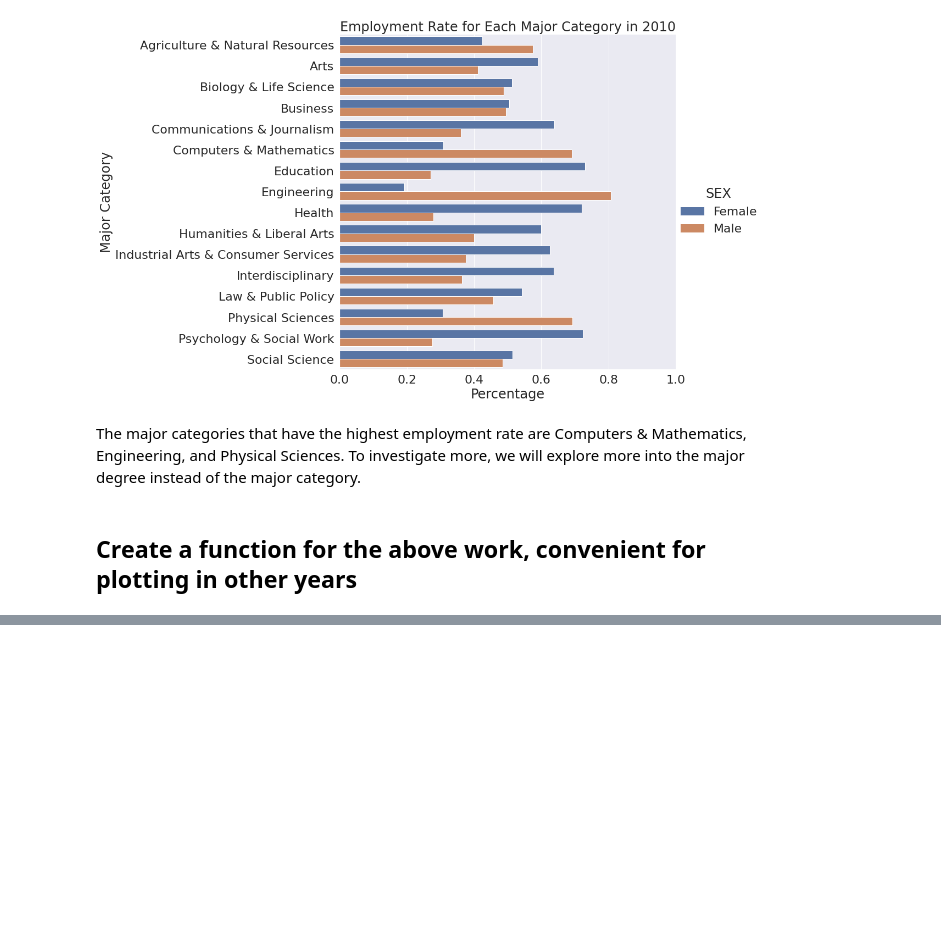
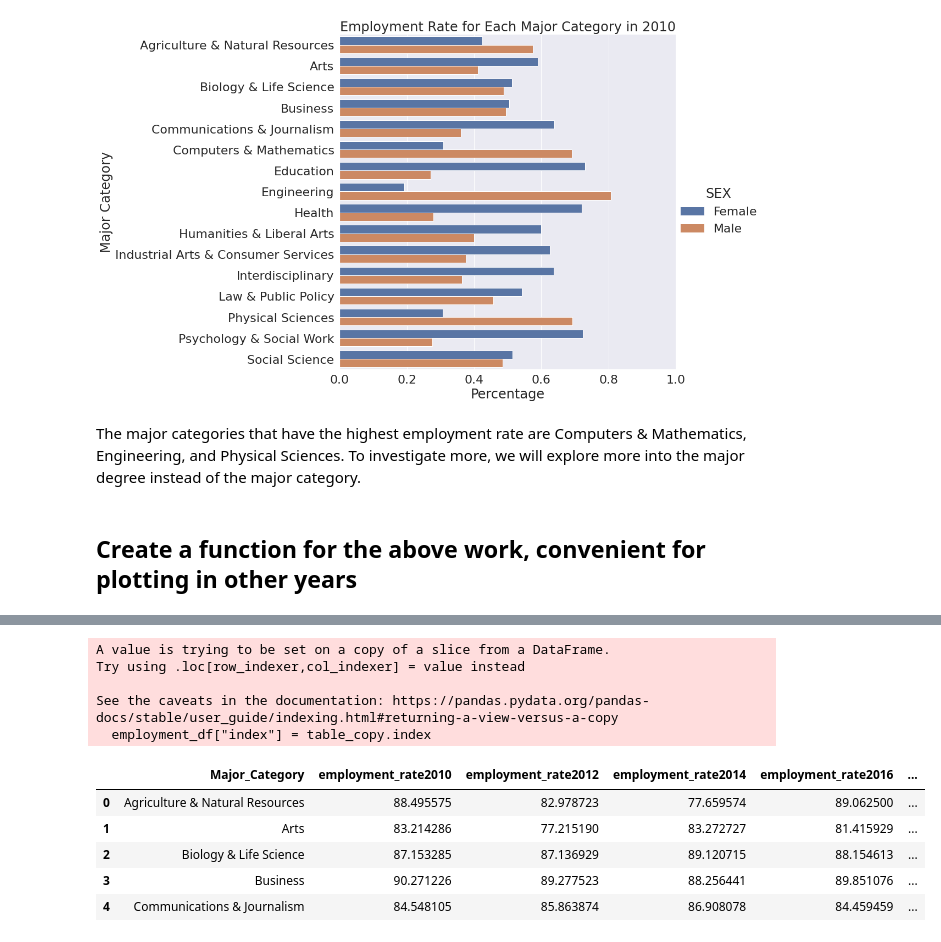
Before and after one commit to UCB-stat-159-s22/hw07-Group21, a Jupyter notebook: stephen-analysis.ipynb, the cells around one changed output, grey strips where cells are left out. Saved outputs shown, nothing was run; the diff lists cells and outputs as text; code cells hidden in the pictures; blank space fills up the shorter version.

```diff
--- a/stephen-analysis.ipynb
+++ b/stephen-analysis.ipynb
@@ -162,0 +215,22 @@ employment_rate_plot(new_edu_wage14, 2014)
+# %%
+wage_data_dict = {12: new_edu_wage12, 14: new_edu_wage14, \
+                  16: new_edu_wage16, 18: new_edu_wage18}
+
+employment_rate_df = employment_rate_plot2(new_edu_wage10, 2010)
+for key in wage_data_dict:
+    new_employment_df = employment_rate_plot2(wage_data_dict[key], 2000+key)
+    employment_rate_df = employment_rate_df.merge(new_employment_df, on = "Major_Category", how = "left")
+
+employment_rate_df.head()
+# %% [output]
+A value is trying to be set on a copy of a slice from a DataFrame.
+Try using .loc[row_indexer,col_indexer] = value instead
+
+See the caveats in the documentation: https://pandas.pydata.org/pandas-docs/stable/user_guide/indexing.html#returning-a-view-versus-a-copy
+  employment_df["index"] = table_copy.index
+|  | Major_Category | employment_rate2010 | employment_rate2012 | employment_rate2014 | employment_rate2016 | ... |
+| 0 | Agriculture & Natural Resources | 88.495575 | 82.978723 | 77.659574 | 89.062500 | ... |
+| 1 | Arts | 83.214286 | 77.215190 | 83.272727 | 81.415929 | ... |
+| 2 | Biology & Life Science | 87.153285 | 87.136929 | 89.120715 | 88.154613 | ... |
+| 3 | Business | 90.271226 | 89.277523 | 88.256441 | 89.851076 | ... |
+| 4 | Communications & Journalism | 84.548105 | 85.863874 | 86.908078 | 84.459459 | ... |
```
Also changed, not shown: parts of 10 cells of this notebook.
